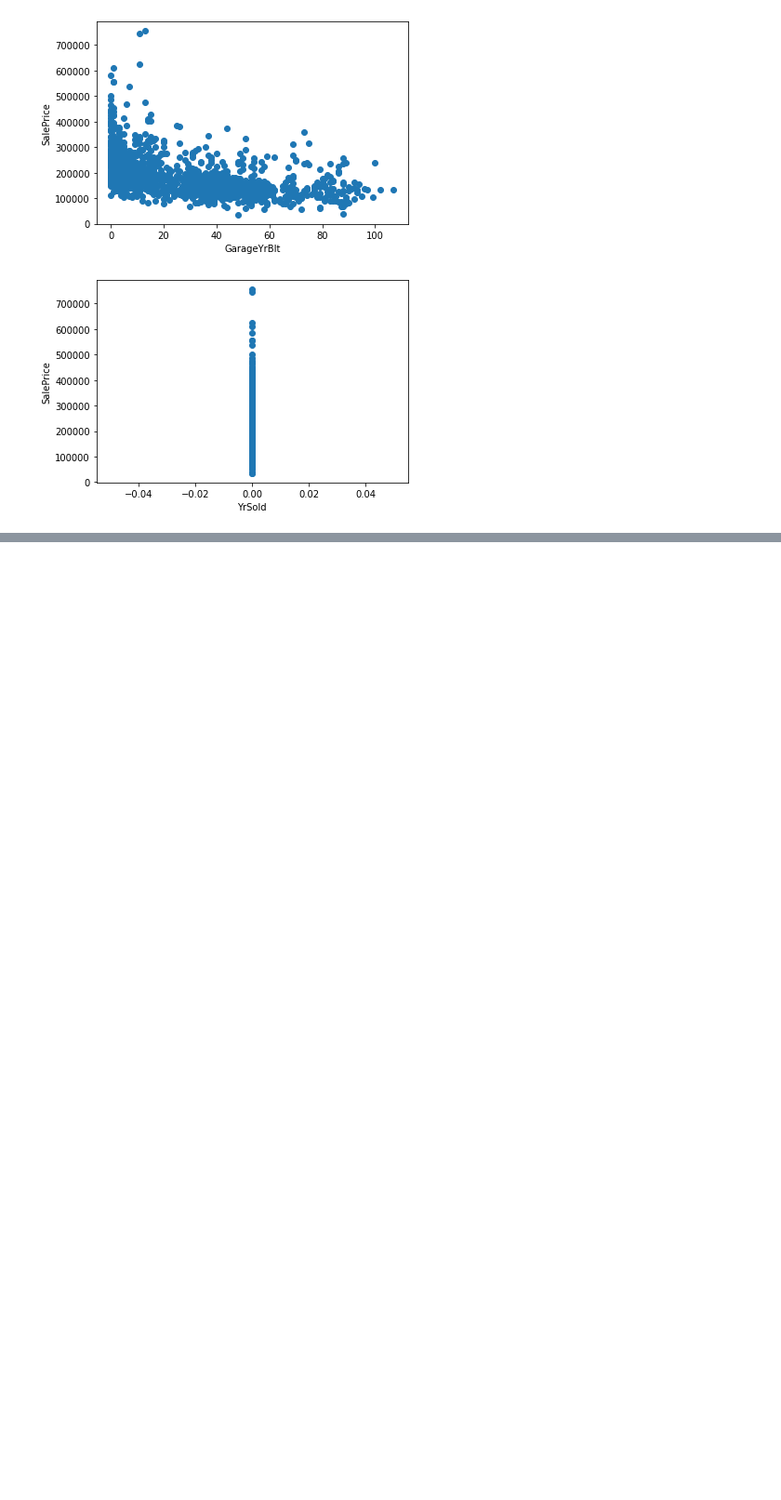
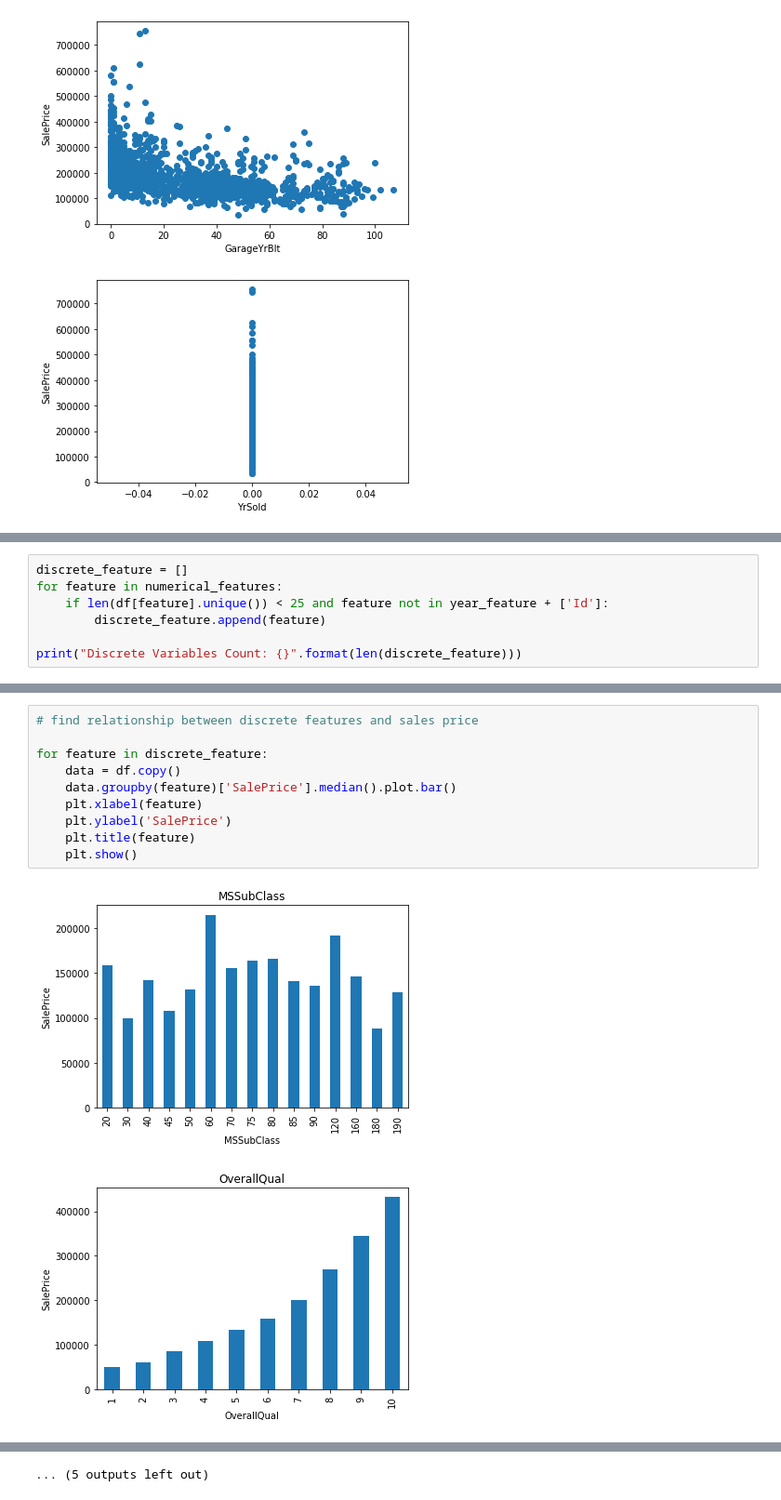
Before and after one commit to jsalarzai/advanced_house_prices, a Jupyter notebook: Advance House Prices Prediction.ipynb, the cells around one changed output, grey strips where cells are left out. Shown at 93% size. Saved outputs shown, nothing was run; the diff lists cells and outputs as text; blank space fills up the shorter version.

Commit message:
relationship between discrete variables and SalePrice

```diff
--- a/Advance House Prices Prediction.ipynb
+++ b/Advance House Prices Prediction.ipynb
@@ -193,0 +217,7 @@ for feature in year_feature:
+# %%
+discrete_feature = []
+for feature in numerical_features:
+    if len(df[feature].unique()) < 25 and feature not in year_feature + ['Id']:
+        discrete_feature.append(feature)
+
+print("Discrete Variables Count: {}".format(len(discrete_feature)))
@@ -193,0 +255,13 @@ for feature in year_feature:
+# %%
+# find relationship between discrete features and sales price
+
+for feature in discrete_feature:
+    data = df.copy()
+    data.groupby(feature)['SalePrice'].median().plot.bar()
+    plt.xlabel(feature)
+    plt.ylabel('SalePrice')
+    plt.title(feature)
+    plt.show()
+# %% [output]
+[figure, added]
+[figure, added]
@@ -193,0 +278 @@ for feature in year_feature:
+... (5 outputs left out)
```
Also changed, not shown: parts of 7 cells of this notebook.
